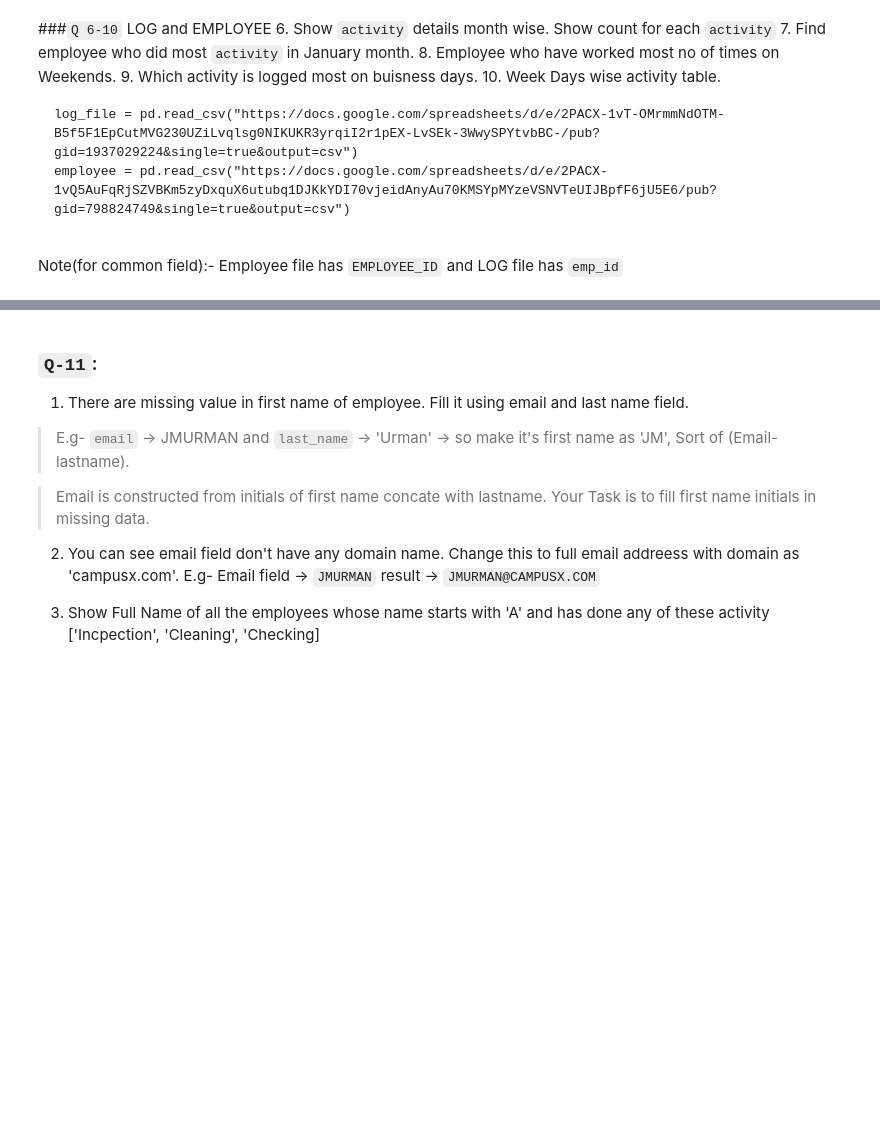
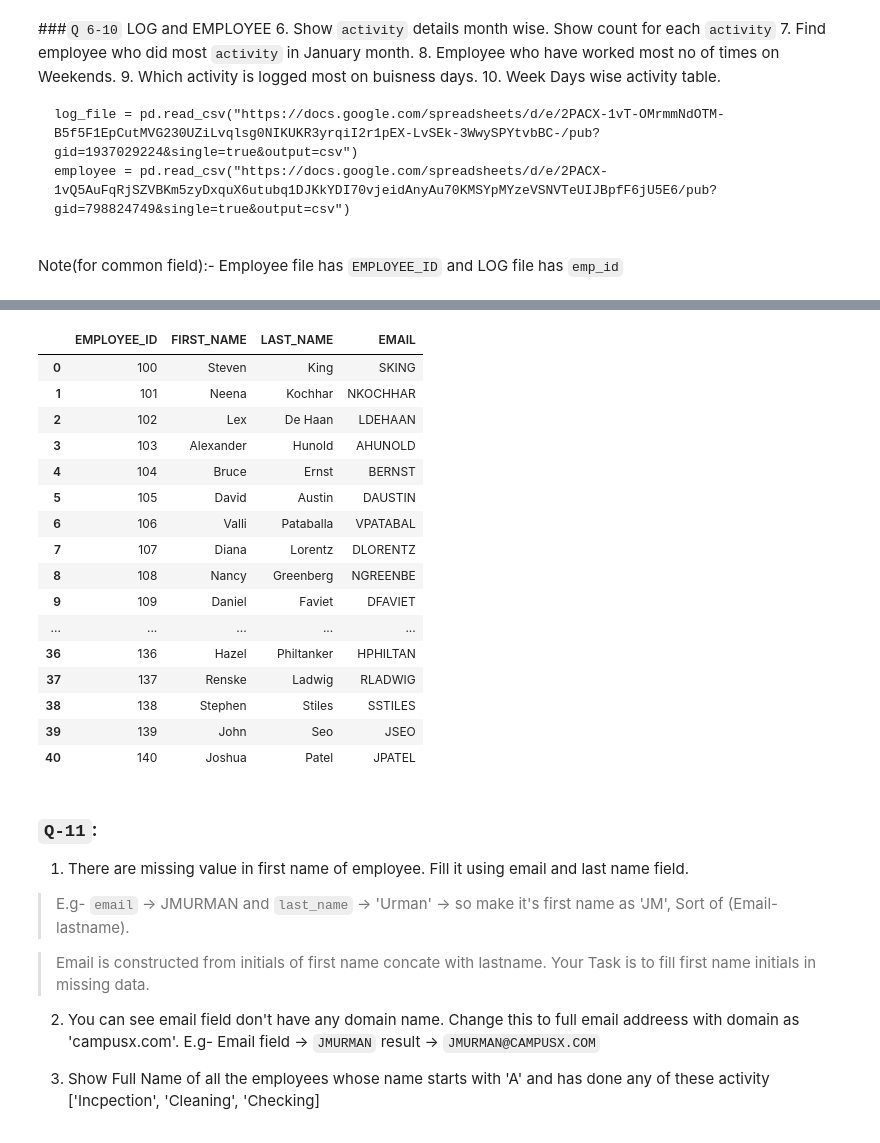
Before and after one commit to ushi-masuka/python-practice, a Jupyter notebook: day2202.ipynb, the cells around one changed output, grey strips where cells are left out. Cells and saved outputs as stored; diff of their text form; code cells hidden in the pictures; blank space fills up the shorter version.

```diff
--- a/day2202.ipynb
+++ b/day2202.ipynb
@@ -215,0 +281,3 @@ Note(for common field):- Employee file has `EMPLOYEE_ID` and LOG file has `emp_i
+# %%
+log_file = pd.read_csv("https://docs.google.com/spreadsheets/d/e/2PACX-1vT-OMrmmNdOTM-B5f5F1EpCutMVG230UZiLvqlsg0NIKUKR3yrqiI2r1pEX-LvSEk-3WwySPYtvbBC-/pub?gid=1937029224&single=true&output=csv")
+employee = pd.read_csv("https://docs.google.com/spreadsheets/d/e/2PACX-1vQ5AuFqRjSZVBKm5zyDxquX6utubq1DJKkYDI70vjeidAnyAu70KMSYpMYzeVSNVTeUIJBpfF6jU5E6/pub?gid=798824749&single=true&output=csv")
@@ -216,3 +300,23 @@ Note(for common field):- Employee file has `EMPLOYEE_ID` and LOG file has `emp_i
+# %%
+employee
+# %% [output]
+|  | EMPLOYEE_ID | FIRST_NAME | LAST_NAME | EMAIL |
+| 0 | 100 | Steven | King | SKING |
+| 1 | 101 | Neena | Kochhar | NKOCHHAR |
+| 2 | 102 | Lex | De Haan | LDEHAAN |
+| 3 | 103 | Alexander | Hunold | AHUNOLD |
+| 4 | 104 | Bruce | Ernst | BERNST |
+| 5 | 105 | David | Austin | DAUSTIN |
+| 6 | 106 | Valli | Pataballa | VPATABAL |
+| 7 | 107 | Diana | Lorentz | DLORENTZ |
+| 8 | 108 | Nancy | Greenberg | NGREENBE |
+| 9 | 109 | Daniel | Faviet | DFAVIET |
+| ... | ... | ... | ... | ... |
+| 36 | 136 | Hazel | Philtanker | HPHILTAN |
+| 37 | 137 | Renske | Ladwig | RLADWIG |
+| 38 | 138 | Stephen | Stiles | SSTILES |
+| 39 | 139 | John | Seo | JSEO |
+| 40 | 140 | Joshua | Patel | JPATEL |
 # %% [markdown]
 ### `Q-11`:
 
```
Also changed, not shown: parts of 15 cells of this notebook.
